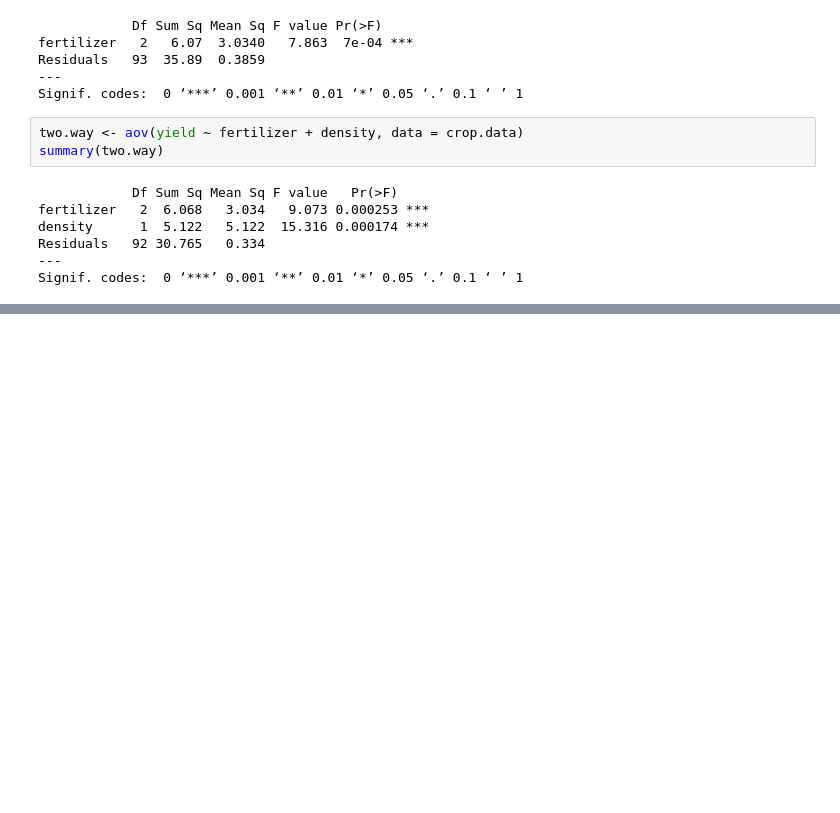
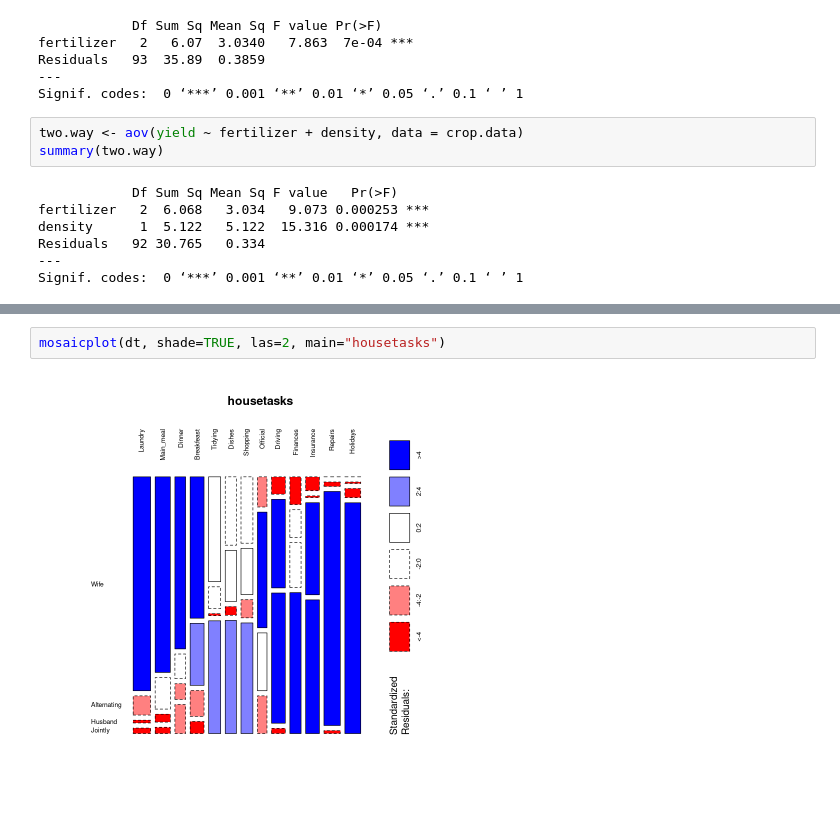
Before and after one commit to JeremyMcCormick/notebooks, a Jupyter notebook: R/StatisticsCompetencies.ipynb, the cells around one changed output, grey strips where cells are left out. Drawn from its saved outputs; the diff is of its cells as text; blank space fills up the shorter version.

```diff
--- a/R/StatisticsCompetencies.ipynb
+++ b/R/StatisticsCompetencies.ipynb
@@ -1616,0 +1695,4 @@ Signif. codes:  0 ‘***’ 0.001 ‘**’ 0.01 ‘*’ 0.05 ‘.’ 0.1 ‘ ’
+# %%
+mosaicplot(dt, shade=TRUE, las=2, main="housetasks")
+# %% [output]
+[figure, added]
```
Also changed, not shown: parts of 54 cells of this notebook.
